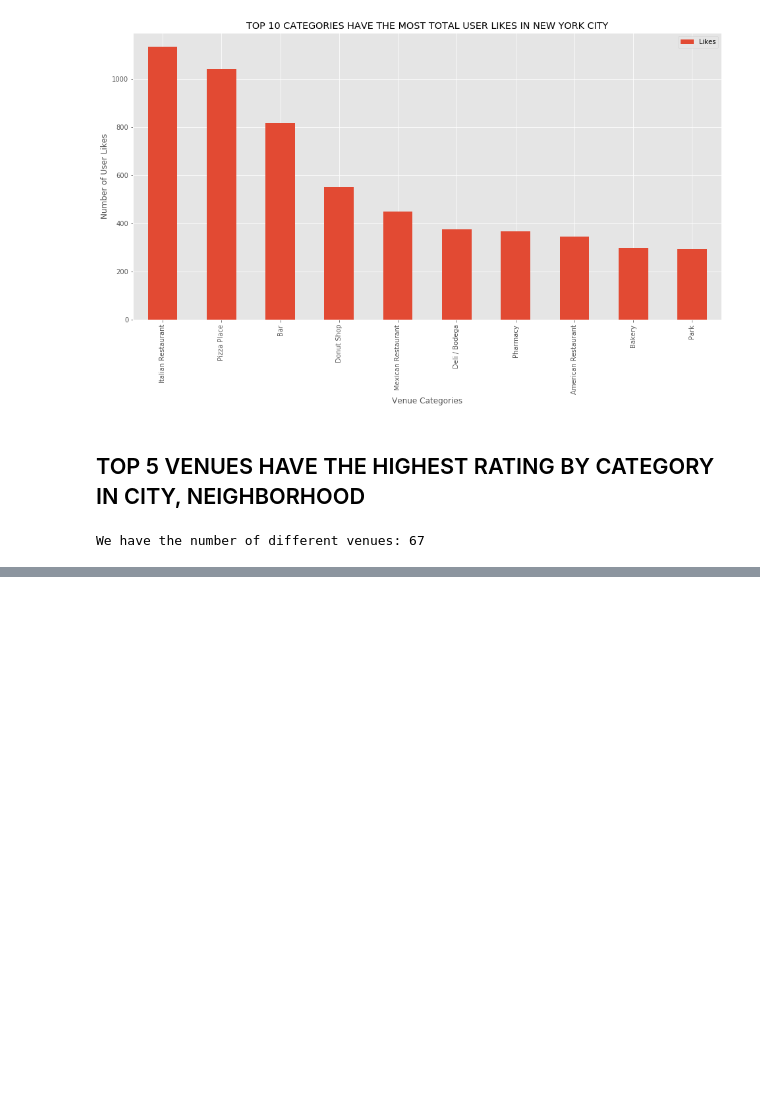
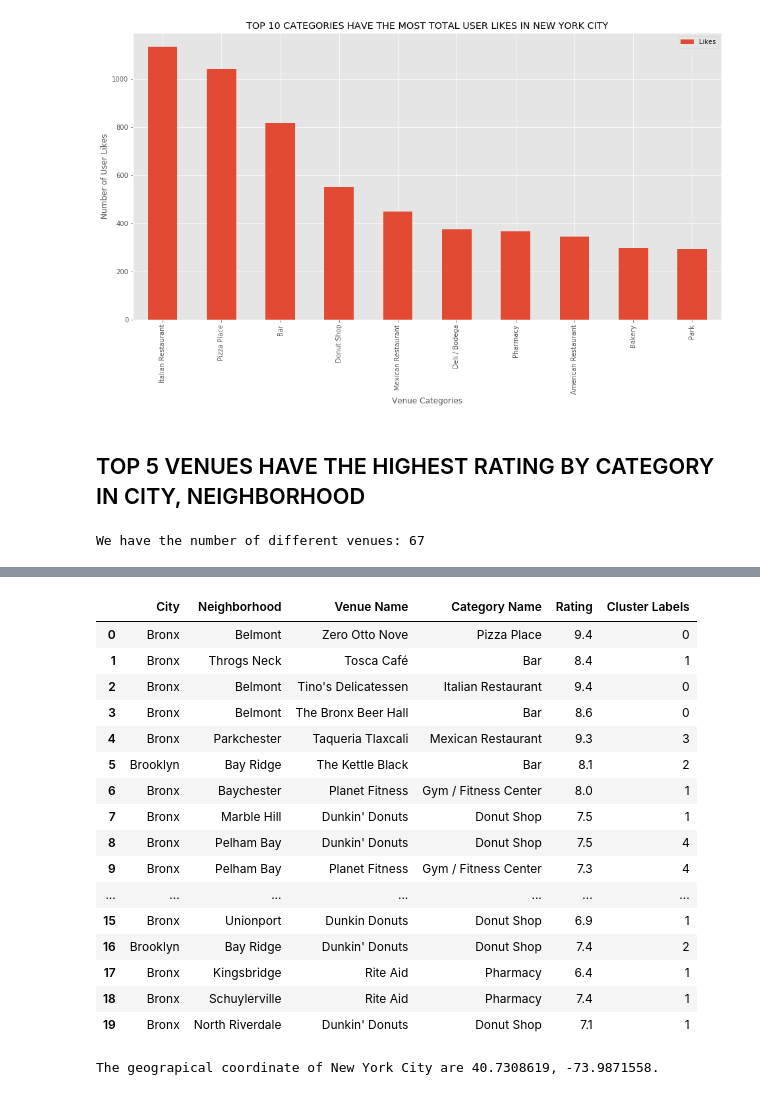
Before and after one commit to timbake/data-science-capstone-coursera, a Jupyter notebook: The_Battle_Of_Neighborhoods.ipynb, the cells around one changed output, grey strips where cells are left out. Saved outputs shown, nothing was run; the diff lists cells and outputs as text; code cells hidden in the pictures; blank space fills up the shorter version.

```diff
--- a/The_Battle_Of_Neighborhoods.ipynb
+++ b/The_Battle_Of_Neighborhoods.ipynb
@@ -673,0 +861,36 @@ df20RVenuesDetail
+# %%
+dfMerged = df20RVenuesDetail
+dfMerged
+
+# add clustering labels
+dfMerged['Cluster Labels'] = kmeans.labels_
+
+dfMerged[['City', 'Neighborhood', 'Venue Name', 'Category Name', 'Rating', 'Cluster Labels']] # check the last columns!Finally, let's visualize the resulting clusters
+# %% [output]
+|  | City | Neighborhood | Venue Name | Category Name | Rating | Cluster Labels |
+| 0 | Bronx | Belmont | Zero Otto Nove | Pizza Place | 9.4 | 0 |
+| 1 | Bronx | Throgs Neck | Tosca Café | Bar | 8.4 | 1 |
+| 2 | Bronx | Belmont | Tino's Delicatessen | Italian Restaurant | 9.4 | 0 |
+| 3 | Bronx | Belmont | The Bronx Beer Hall | Bar | 8.6 | 0 |
+| 4 | Bronx | Parkchester | Taqueria Tlaxcali | Mexican Restaurant | 9.3 | 3 |
+| 5 | Brooklyn | Bay Ridge | The Kettle Black | Bar | 8.1 | 2 |
+| 6 | Bronx | Baychester | Planet Fitness | Gym / Fitness Center | 8.0 | 1 |
+| 7 | Bronx | Marble Hill | Dunkin' Donuts | Donut Shop | 7.5 | 1 |
+| 8 | Bronx | Pelham Bay | Dunkin' Donuts | Donut Shop | 7.5 | 4 |
+| 9 | Bronx | Pelham Bay | Planet Fitness | Gym / Fitness Center | 7.3 | 4 |
+| ... | ... | ... | ... | ... | ... | ... |
+| 15 | Bronx | Unionport | Dunkin Donuts | Donut Shop | 6.9 | 1 |
+| 16 | Brooklyn | Bay Ridge | Dunkin' Donuts | Donut Shop | 7.4 | 2 |
+| 17 | Bronx | Kingsbridge | Rite Aid | Pharmacy | 6.4 | 1 |
+| 18 | Bronx | Schuylerville | Rite Aid | Pharmacy | 7.4 | 1 |
+| 19 | Bronx | North Riverdale | Dunkin' Donuts | Donut Shop | 7.1 | 1 |
+# %%
+address = 'New York City, NY'
+
+geolocator = Nominatim()
+location = geolocator.geocode(address)
+latitude = location.latitude
+longitude = location.longitude
+print('The geograpical coordinate of New York City are {}, {}.'.format(latitude, longitude))
+# %% [output]
+The geograpical coordinate of New York City are 40.7308619, -73.9871558.
```
Also changed, not shown: parts of 20 cells of this notebook.
